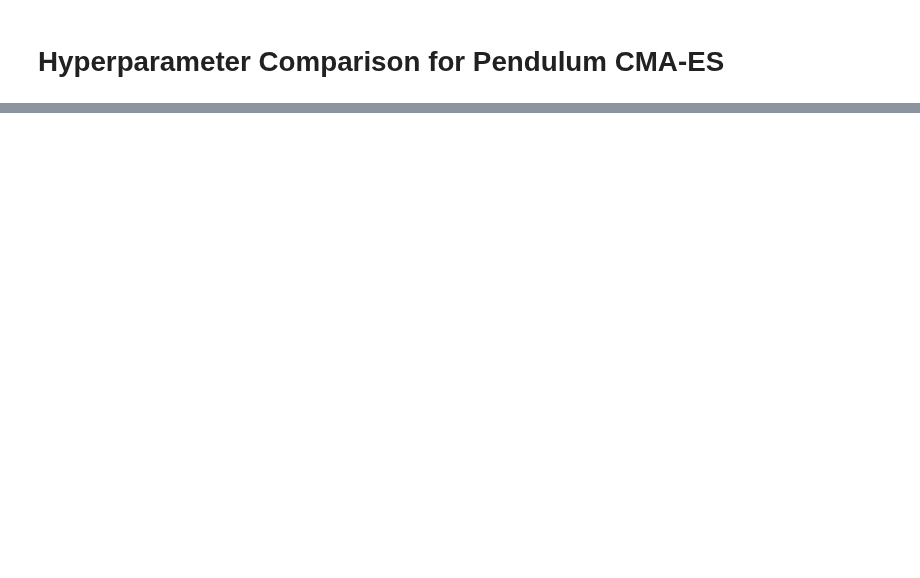
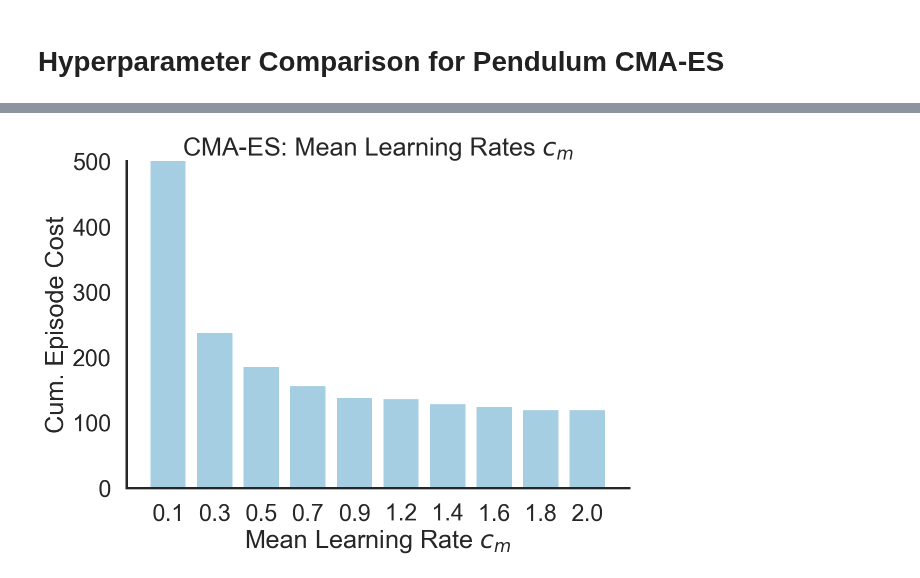
Before and after one commit to RobertTLange/evosax, a Jupyter notebook: notebooks/visualize_benchmarks.ipynb, the cells around one changed output, grey strips where cells are left out. Saved outputs shown, nothing was run; the diff lists cells and outputs as text; code cells hidden in the pictures; blank space fills up the shorter version.

```diff
--- a/notebooks/visualize_benchmarks.ipynb
+++ b/notebooks/visualize_benchmarks.ipynb
@@ -79,9 +59,11 @@ visualize_1D_bar(df_pop_hiddens, param_to_plot, target_to_plot,
 # %%
-df_c_m = hyper_log_to_df("../experiments/gridsearch/02/hyperlog.pkl")
+df_c_m = hyper_log_to_df("../examples/experiments/gridsearch/02/hyperlog.pkl")
 fixed_params = None
 param_to_plot = 'c_m'
 target_to_plot = 'target'
 visualize_1D_bar(df_c_m, param_to_plot, target_to_plot,
                  r"CMA-ES: Mean Learning Rates $c_m$",
                  [r"Mean Learning Rate $c_m$", "Cum. Episode Cost"], 1, (0, 500))
+# %% [output]
+[figure, added]
 # %%
```
Also changed, not shown: parts of 9 cells of this notebook, 8 other files.
